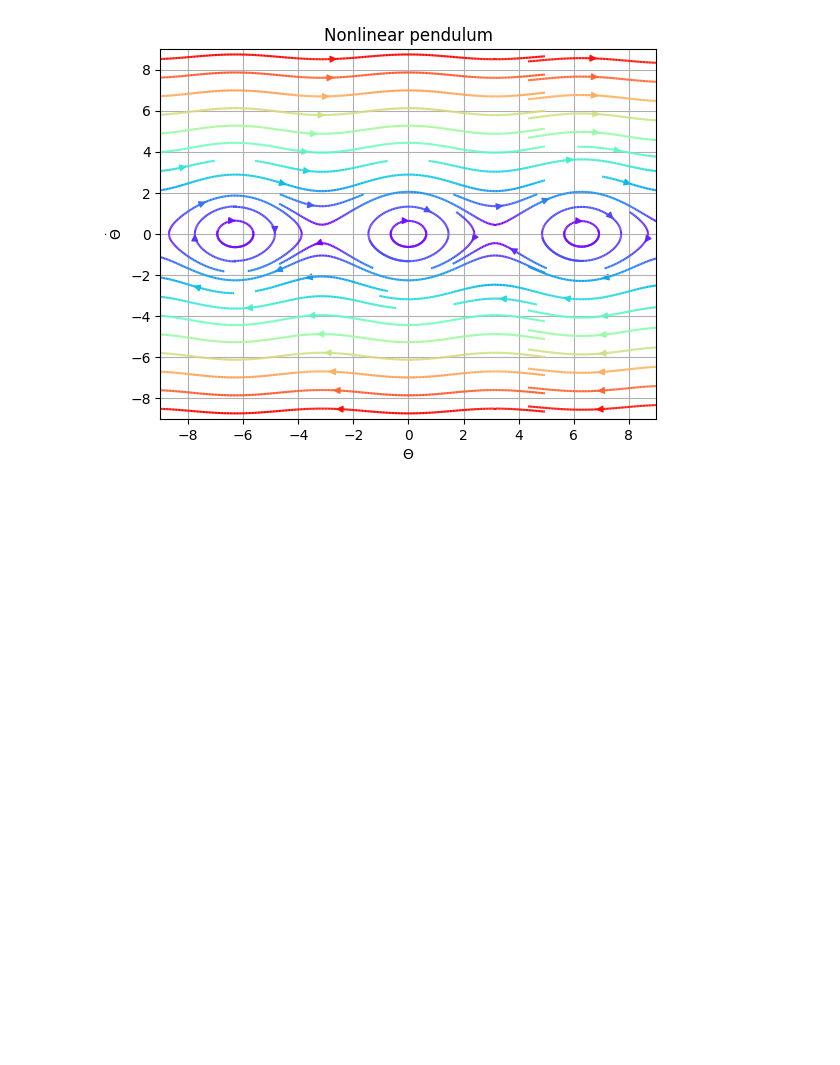
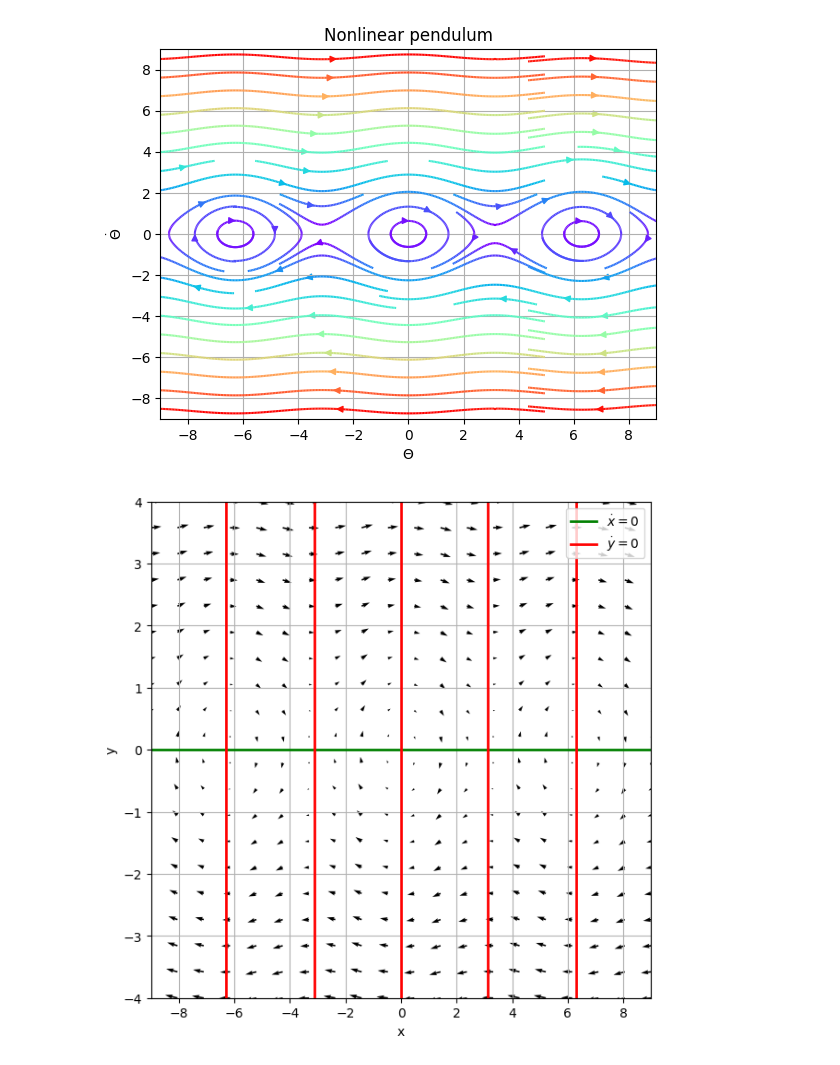
Before and after one commit to rrtucci/ode_to_odes, a Jupyter notebook: jupyter_notebooks/nonlinear-pendulum.ipynb, the cells around one changed output. Drawn from its saved outputs; the diff is of its cells as text; code cells hidden in the pictures; blank space fills up the shorter version.

```diff
--- a/jupyter_notebooks/nonlinear-pendulum.ipynb
+++ b/jupyter_notebooks/nonlinear-pendulum.ipynb
@@ -35,3 +33,25 @@ pp.plot()
 (<Figure size 640x480 with 1 Axes>,
  <AxesSubplot: title={'center': 'Nonlinear pendulum'}, xlabel='$\\Theta$', ylabel='$\\dot{\\Theta}$'>)
 [figure]
+# %%
+def f(t, y, c):
+    return [y[1], -np.sin(y[0])]
+
+def dx_dt(x, y):
+    return f(0, (x, y), c)[0]
+
+def dy_dt(x, y):
+    return f(0, (x, y), c)[1]
+
+c=0
+# %%
+plot_phase_plane(dx_dt,
+                 dy_dt,
+                 x_range=(-9, 9),
+                 y_range=(-4, 4),
+                 density=20,
+                 scale=10
+                 # %trajectories=[(2, 0), (-2, 1), (0, -2)]
+                 )
+# %% [output]
+[figure, added]
```
Also changed, not shown: parts of 2 cells of this notebook, 6 other files.
